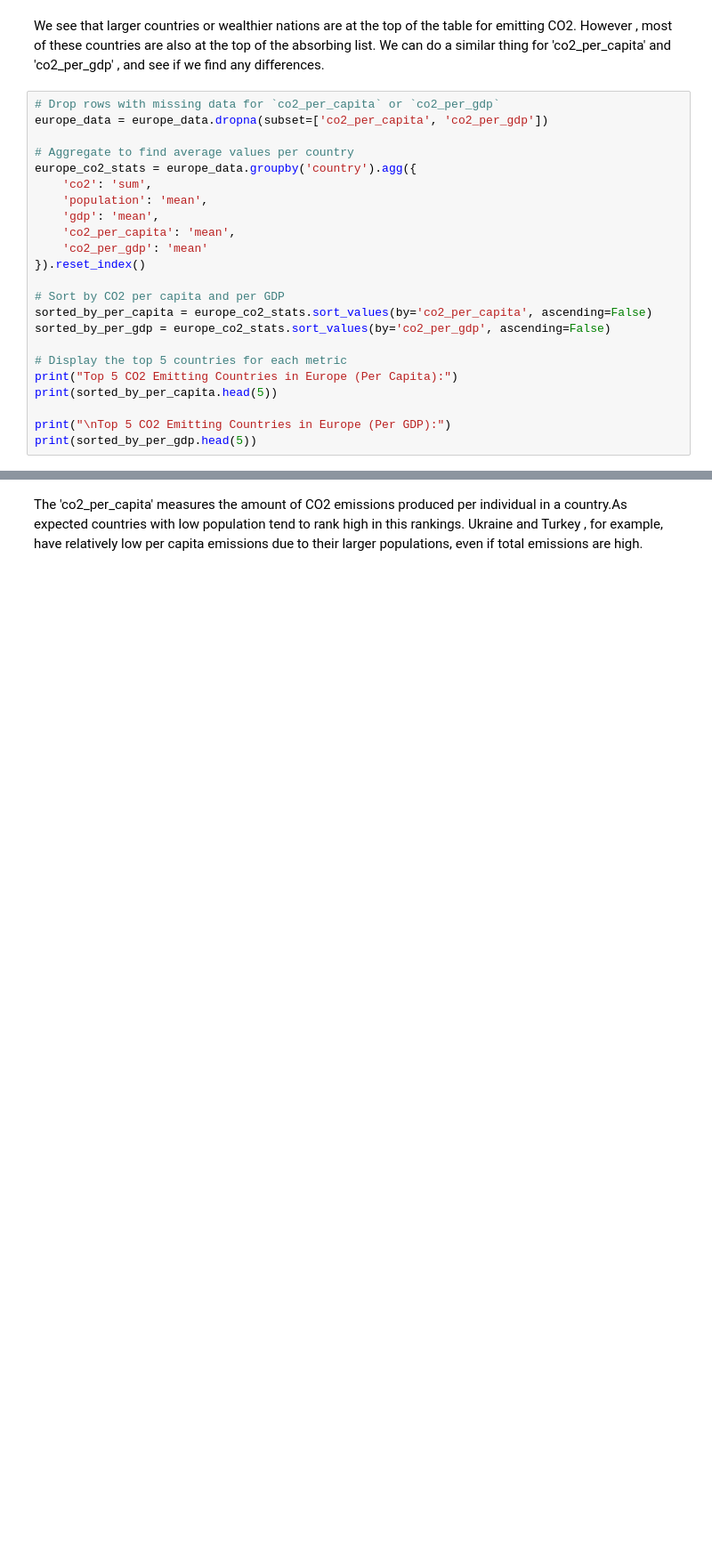
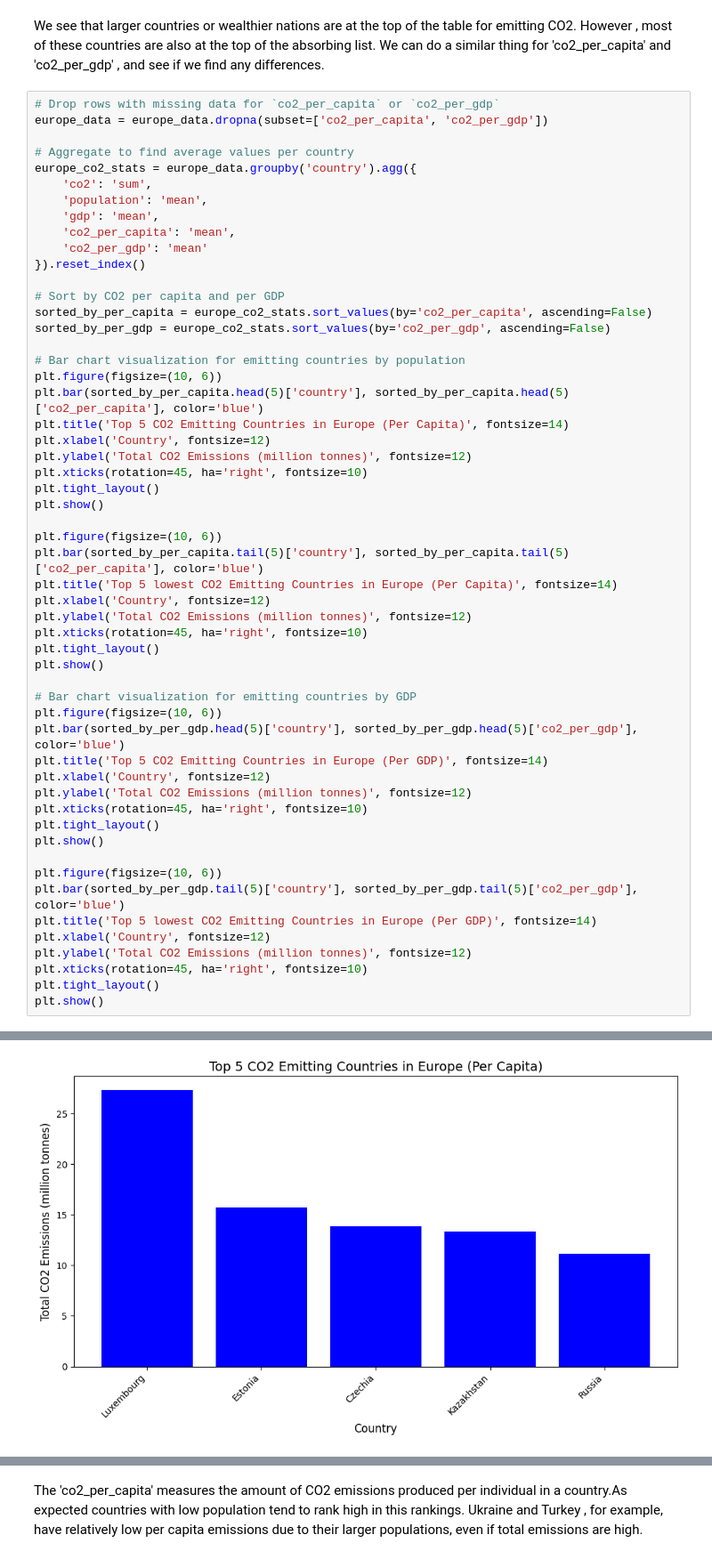
Before and after one commit to Eris1allkanjari/DOPP, a Jupyter notebook: dopp-assignment-2.ipynb, the cells around one changed output, grey strips where cells are left out. Shown at 89% size. Drawn from its saved outputs; the diff is of its cells as text; blank space fills up the shorter version.

```diff
--- a/dopp-assignment-2.ipynb
+++ b/dopp-assignment-2.ipynb
@@ -146,10 +147,41 @@ europe_co2_stats = europe_data.groupby('country').agg({
 sorted_by_per_capita = europe_co2_stats.sort_values(by='co2_per_capita', ascending=False)
 sorted_by_per_gdp = europe_co2_stats.sort_values(by='co2_per_gdp', ascending=False)
 
-# Display the top 5 countries for each metric
-print("Top 5 CO2 Emitting Countries in Europe (Per Capita):")
-print(sorted_by_per_capita.head(5))
+# Bar chart visualization for emitting countries by population
+plt.figure(figsize=(10, 6))
+plt.bar(sorted_by_per_capita.head(5)['country'], sorted_by_per_capita.head(5)['co2_per_capita'], color='blue')
+plt.title('Top 5 CO2 Emitting Countries in Europe (Per Capita)', fontsize=14)
+plt.xlabel('Country', fontsize=12)
+plt.ylabel('Total CO2 Emissions (million tonnes)', fontsize=12)
+plt.xticks(rotation=45, ha='right', fontsize=10)
+plt.tight_layout()
+plt.show()
 
-print("\nTop 5 CO2 Emitting Countries in Europe (Per GDP):")
-print(sorted_by_per_gdp.head(5))
+plt.figure(figsize=(10, 6))
+plt.bar(sorted_by_per_capita.tail(5)['country'], sorted_by_per_capita.tail(5)['co2_per_capita'], color='blue')
+plt.title('Top 5 lowest CO2 Emitting Countries in Europe (Per Capita)', fontsize=14)
+plt.xlabel('Country', fontsize=12)
+plt.ylabel('Total CO2 Emissions (million tonnes)', fontsize=12)
+plt.xticks(rotation=45, ha='right', fontsize=10)
+plt.tight_layout()
+plt.show()
+
+# Bar chart visualization for emitting countries by GDP
+plt.figure(figsize=(10, 6))
+plt.bar(sorted_by_per_gdp.head(5)['country'], sorted_by_per_gdp.head(5)['co2_per_gdp'], color='blue')
+plt.title('Top 5 CO2 Emitting Countries in Europe (Per GDP)', fontsize=14)
+plt.xlabel('Country', fontsize=12)
+plt.ylabel('Total CO2 Emissions (million tonnes)', fontsize=12)
+plt.xticks(rotation=45, ha='right', fontsize=10)
+plt.tight_layout()
+plt.show()
+
+plt.figure(figsize=(10, 6))
+plt.bar(sorted_by_per_gdp.tail(5)['country'], sorted_by_per_gdp.tail(5)['co2_per_gdp'], color='blue')
+plt.title('Top 5 lowest CO2 Emitting Countries in Europe (Per GDP)', fontsize=14)
+plt.xlabel('Country', fontsize=12)
+plt.ylabel('Total CO2 Emissions (million tonnes)', fontsize=12)
+plt.xticks(rotation=45, ha='right', fontsize=10)
+plt.tight_layout()
+plt.show()
 # %% [output]
@@ -172,0 +188 @@ Top 5 CO2 Emitting Countries in Europe (Per Capita):
+[figure, added]
```
Also changed, not shown: parts of 3 cells of this notebook.
